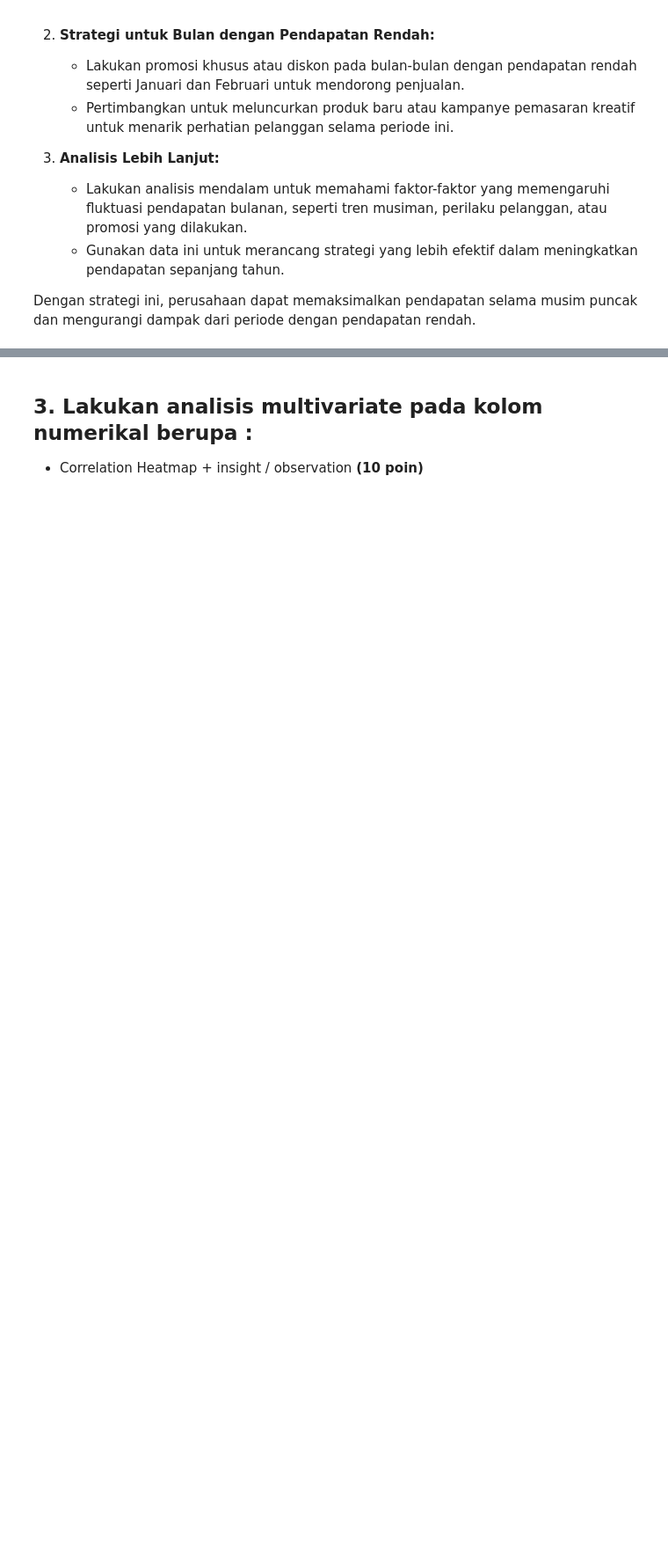
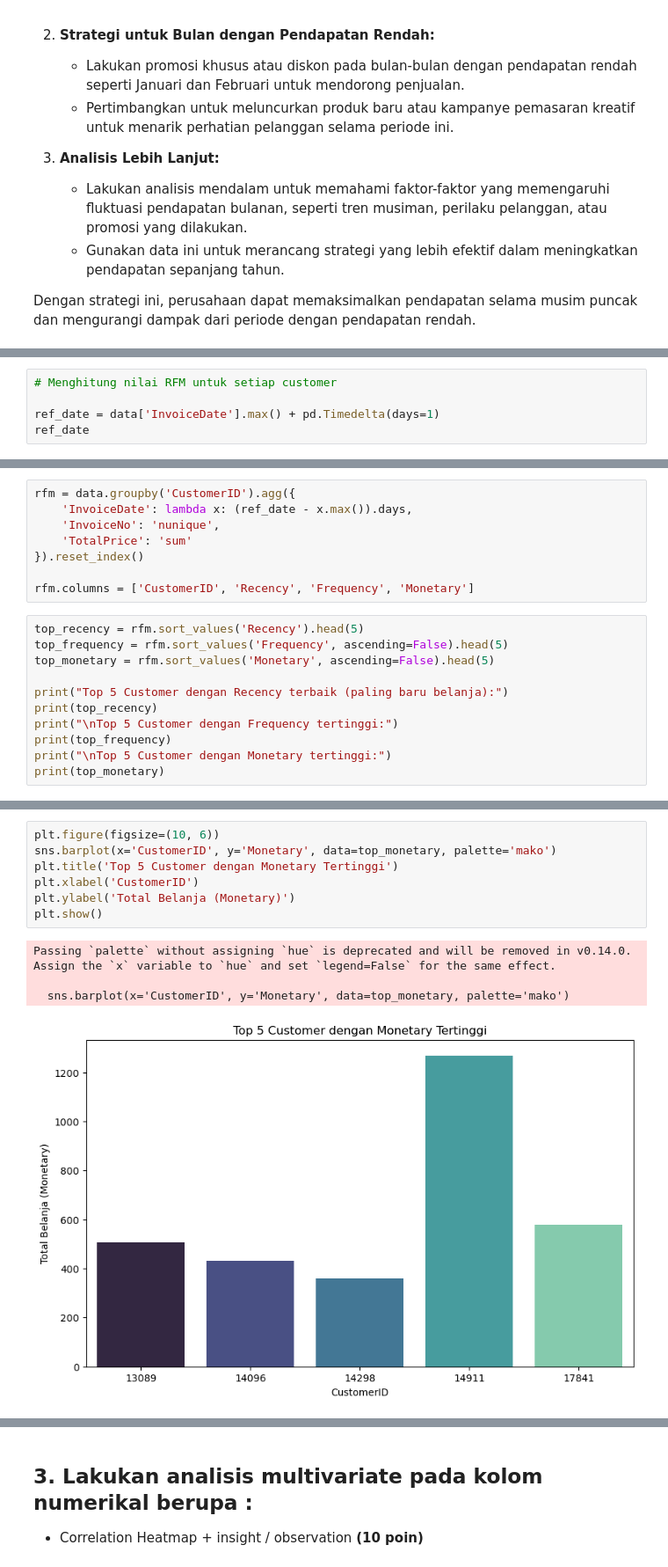
Before and after one commit to rfih/Dibimbing---DSDA, a Jupyter notebook: Assignment Day 16 Advanced EDA/AS_DS33B_Day16-Advanced EDA_Rizky Febri Ibra Habibie.ipynb, the cells around one changed output, grey strips where cells are left out. Shown at 88% size. Drawn from its saved outputs; the diff is of its cells as text; blank space fills up the shorter version.

```diff
--- a/Assignment Day 16 Advanced EDA/Copy_of_template_eda.ipynb
+++ b/Assignment Day 16 Advanced EDA/AS_DS33B_Day16-Advanced EDA_Rizky Febri Ibra Habibie.ipynb
@@ -425,0 +453,5 @@ Dengan strategi ini, perusahaan dapat memaksimalkan pendapatan selama musim punc
+# %%
+# Menghitung nilai RFM untuk setiap customer
+
+ref_date = data['InvoiceDate'].max() + pd.Timedelta(days=1)
+ref_date
@@ -425,0 +460,19 @@ Dengan strategi ini, perusahaan dapat memaksimalkan pendapatan selama musim punc
+# %%
+rfm = data.groupby('CustomerID').agg({
+    'InvoiceDate': lambda x: (ref_date - x.max()).days,
+    'InvoiceNo': 'nunique',
+    'TotalPrice': 'sum'
+}).reset_index()
+
+rfm.columns = ['CustomerID', 'Recency', 'Frequency', 'Monetary']
+# %%
+top_recency = rfm.sort_values('Recency').head(5)
+top_frequency = rfm.sort_values('Frequency', ascending=False).head(5)
+top_monetary = rfm.sort_values('Monetary', ascending=False).head(5)
+
+print("Top 5 Customer dengan Recency terbaik (paling baru belanja):")
+print(top_recency)
+print("\nTop 5 Customer dengan Frequency tertinggi:")
+print(top_frequency)
+print("\nTop 5 Customer dengan Monetary tertinggi:")
+print(top_monetary)
@@ -425,0 +497,12 @@ Dengan strategi ini, perusahaan dapat memaksimalkan pendapatan selama musim punc
+# %%
+plt.figure(figsize=(10, 6))
+sns.barplot(x='CustomerID', y='Monetary', data=top_monetary, palette='mako')
+plt.title('Top 5 Customer dengan Monetary Tertinggi')
+plt.xlabel('CustomerID')
+plt.ylabel('Total Belanja (Monetary)')
+plt.show()
+# %% [output]
+Passing `palette` without assigning `hue` is deprecated and will be removed in v0.14.0. Assign the `x` variable to `hue` and set `legend=False` for the same effect.
+
+  sns.barplot(x='CustomerID', y='Monetary', data=top_monetary, palette='mako')
+[figure, added]
```
Also changed, not shown: parts of 11 cells of this notebook.
